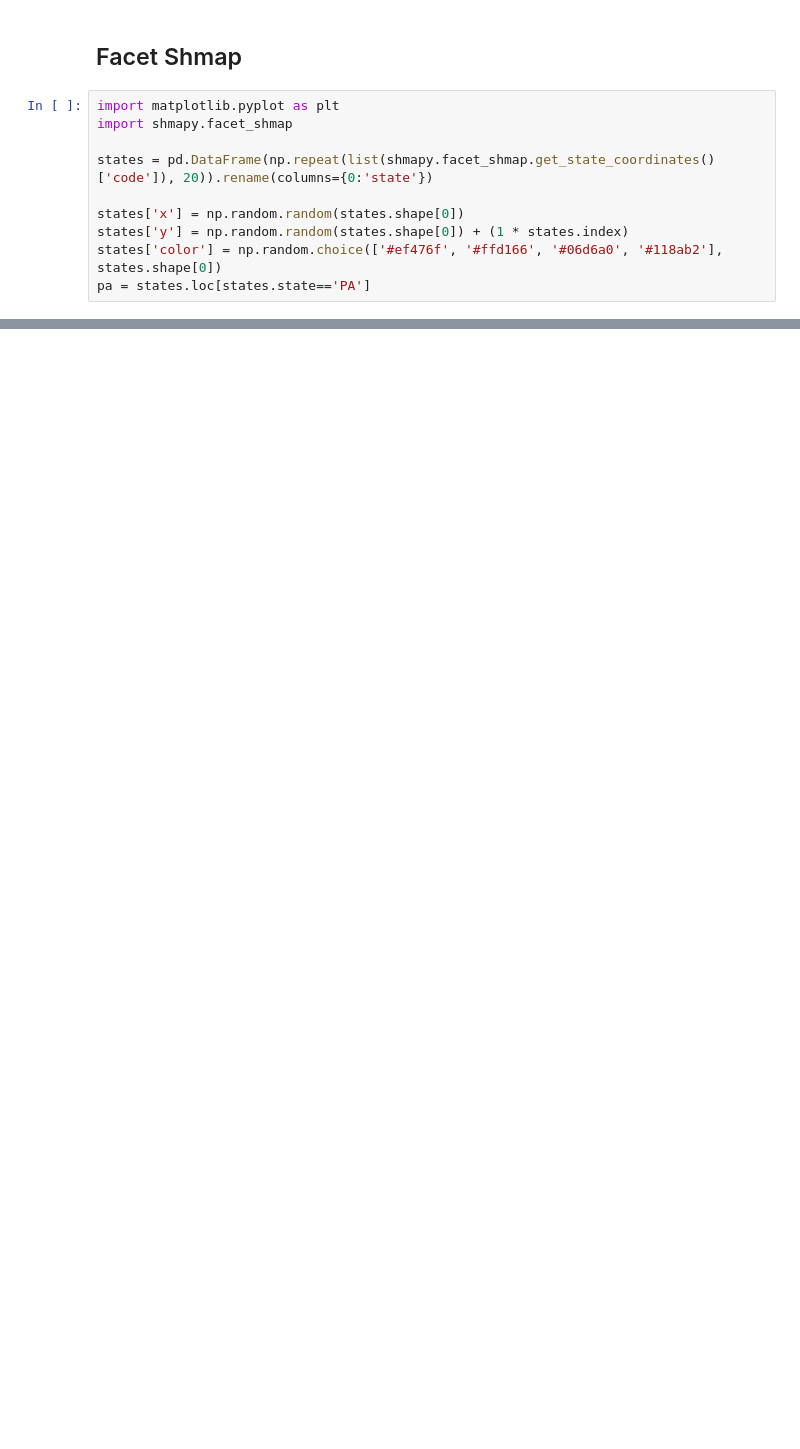
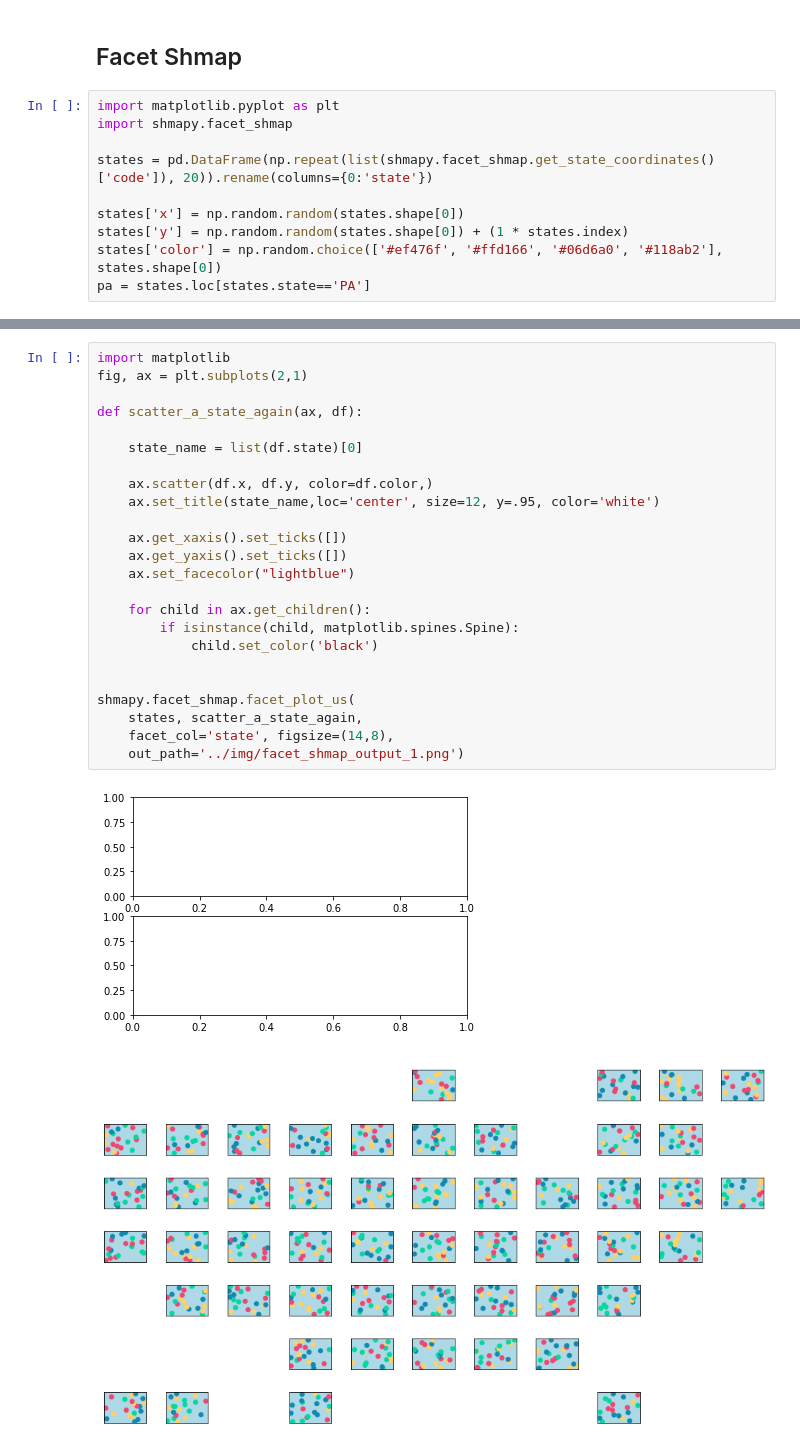
Before and after one commit to mpkrass7/shmapy, a Jupyter notebook: shmapy/examples/shmapy_basics.ipynb, the cells around one changed output, grey strips where cells are left out. Drawn from its saved outputs; the diff is of its cells as text; blank space fills up the shorter version.

```diff
--- a/shmapy/examples/shmapy_basics.ipynb
+++ b/shmapy/examples/shmapy_basics.ipynb
@@ -108,0 +119,27 @@ shmapy.facet_shmap.facet_plot_us(states, scatter_a_state, facet_col='state', fig
+# %%
+import matplotlib
+fig, ax = plt.subplots(2,1)
+
+def scatter_a_state_again(ax, df):
+
+    state_name = list(df.state)[0]
+
+    ax.scatter(df.x, df.y, color=df.color,)
+    ax.set_title(state_name,loc='center', size=12, y=.95, color='white')
+
+    ax.get_xaxis().set_ticks([])
+    ax.get_yaxis().set_ticks([])
+    ax.set_facecolor("lightblue")
+
+    for child in ax.get_children():
+        if isinstance(child, matplotlib.spines.Spine):
+            child.set_color('black')
+
+
+shmapy.facet_shmap.facet_plot_us(
+    states, scatter_a_state_again,
+    facet_col='state', figsize=(14,8),
+    out_path='../img/facet_shmap_output_1.png')
+# %% [output]
+[figure, added]
+[figure, added]
```
Also changed, not shown: parts of 9 cells of this notebook, 3 other files.
